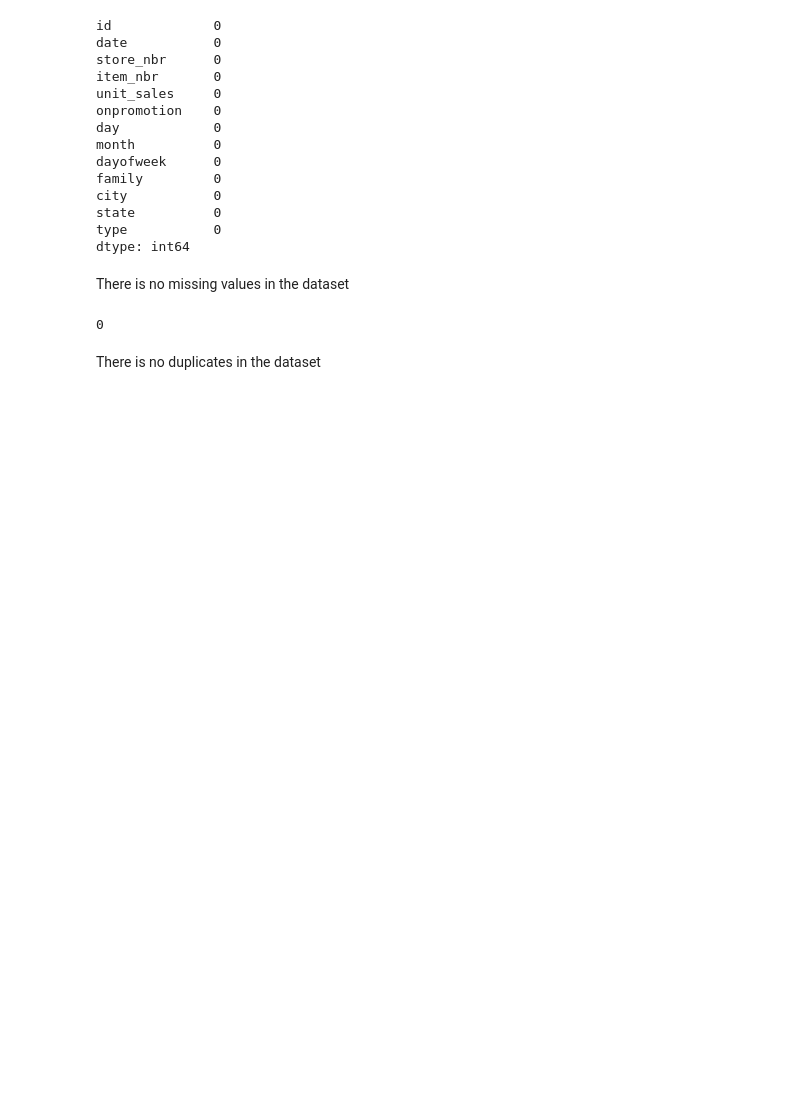
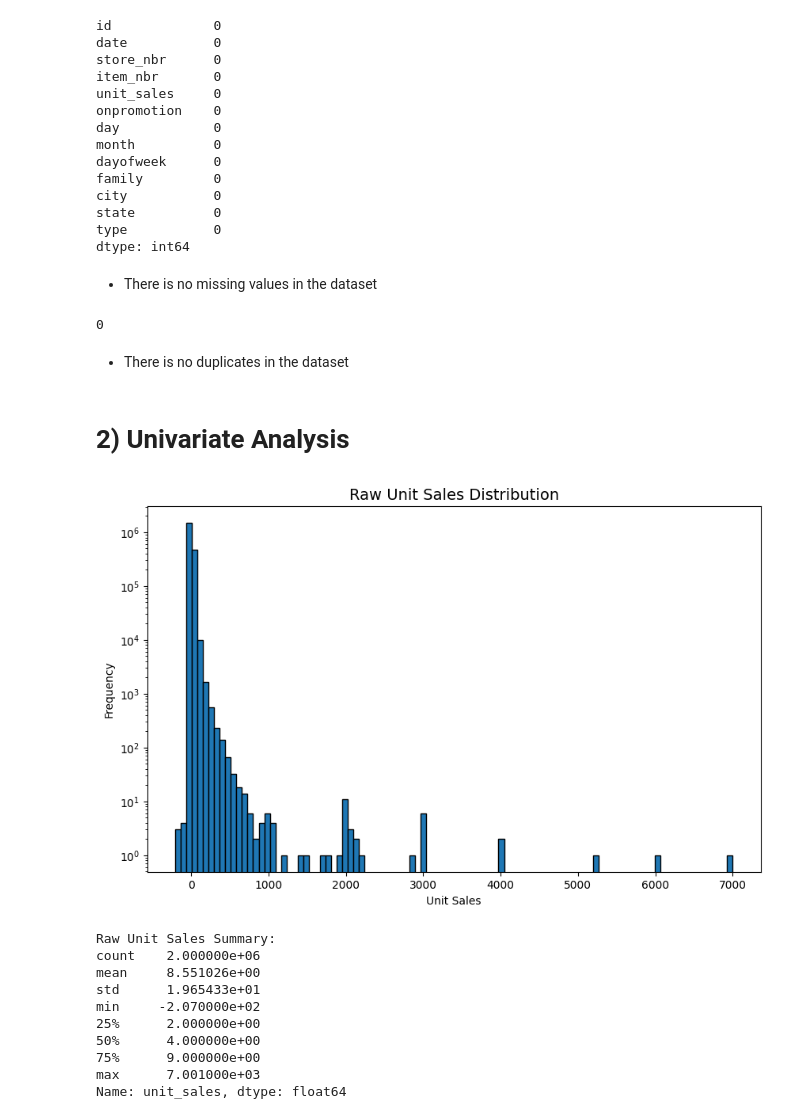
Before and after one commit to sohyla-said/Sales_Forecasting_and_Optimization_GP, a Jupyter notebook: EDA.ipynb, the cells around one changed output. Cells and saved outputs as stored; diff of their text form; code cells hidden in the pictures; blank space fills up the shorter version.

```diff
--- a/EDA.ipynb
+++ b/EDA.ipynb
@@ -66,7 +71,7 @@ state          0
 type           0
 dtype: int64
 # %% [markdown]
-There is no missing values in the dataset
+* There is no missing values in the dataset
 # %%
 # check for duplicates
 duplicates_count = dataset.duplicated().sum()
@@ -74,4 +79,35 @@ print(duplicates_count)
 # %% [output]
 0
 # %% [markdown]
-There is no duplicates in the dataset
+* There is no duplicates in the dataset
+# %% [markdown]
+# 2) Univariate Analysis
+# %%
+# ===============================
+# Sales Distribution - Raw Distribution
+# ===============================
+
+# Plot raw unit_sales distribution to inspect skewness and spread
+plt.figure(figsize=(10,6))
+plt.hist(dataset['unit_sales'], bins=100, edgecolor='black')
+plt.title("Raw Unit Sales Distribution", fontsize=14)
+plt.xlabel("Unit Sales")
+plt.ylabel("Frequency")
+plt.yscale("log")  # use log scale to better visualize skewness and long tail
+plt.show()
+
+# Summary statistics
+print("Raw Unit Sales Summary:")
+print(dataset['unit_sales'].describe())
+# %% [output]
+[figure, added]
+Raw Unit Sales Summary:
+count    2.000000e+06
+mean     8.551026e+00
+std      1.965433e+01
+min     -2.070000e+02
+25%      2.000000e+00
+50%      4.000000e+00
+75%      9.000000e+00
+max      7.001000e+03
+Name: unit_sales, dtype: float64
```
Also changed, not shown: parts of 27 cells of this notebook.
